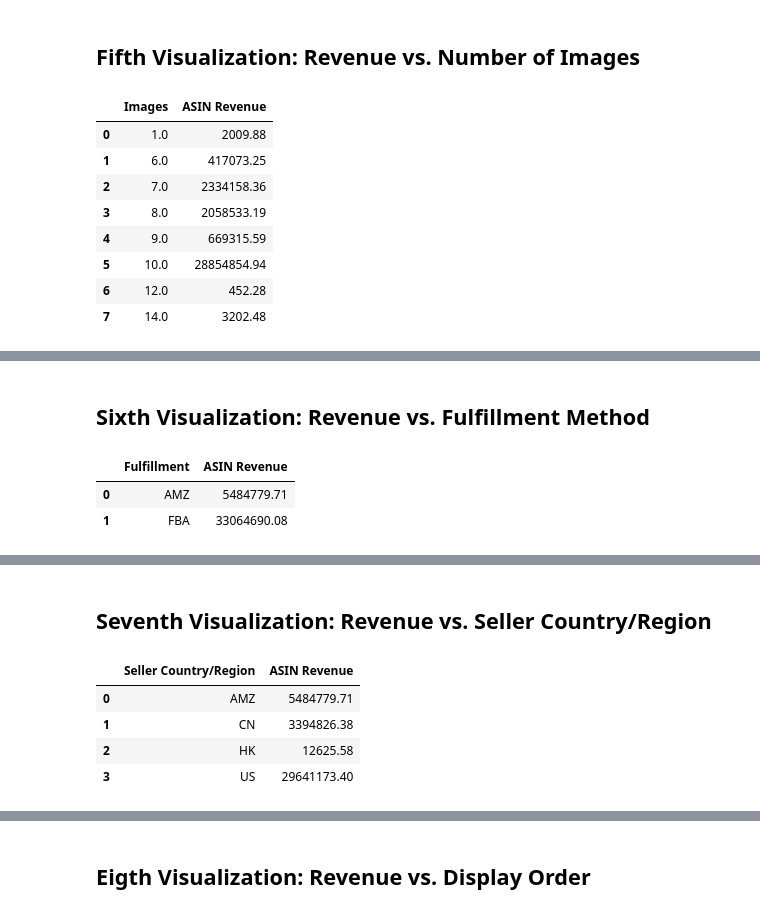
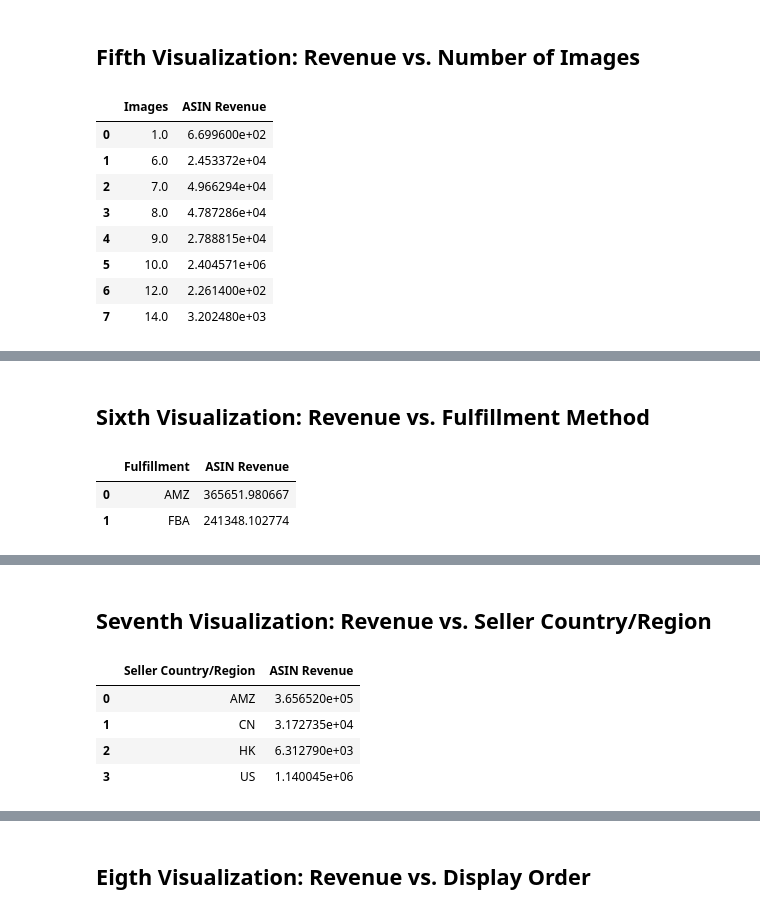
Before and after one commit to alayna302004/digital-calendar-amazon-e-commerce, a Jupyter notebook: digital_calendar_amazon_e_commerce_data_analysis.ipynb, the cells around one changed output, grey strips where cells are left out. Drawn from its saved outputs; the diff is of its cells as text; code cells hidden in the pictures.

```diff
--- a/digital_calendar_amazon_e_commerce_data_analysis.ipynb
+++ b/digital_calendar_amazon_e_commerce_data_analysis.ipynb
@@ -229,18 +236,18 @@ chart4
 # %% [markdown]
 ## Fifth Visualization: Revenue vs. Number of Images
 # %%
-images_revenue = filtered_df.groupby('Images')['ASIN Revenue'].sum().reset_index()
+images_revenue = filtered_df.groupby('Images')['ASIN Revenue'].mean().reset_index()
 images_revenue
 # %% [output]
 |  | Images | ASIN Revenue |
-| 0 | 1.0 | 2009.88 |
-| 1 | 6.0 | 417073.25 |
-| 2 | 7.0 | 2334158.36 |
-| 3 | 8.0 | 2058533.19 |
-| 4 | 9.0 | 669315.59 |
-| 5 | 10.0 | 28854854.94 |
-| 6 | 12.0 | 452.28 |
-| 7 | 14.0 | 3202.48 |
+| 0 | 1.0 | 6.699600e+02 |
+| 1 | 6.0 | 2.453372e+04 |
+| 2 | 7.0 | 4.966294e+04 |
+| 3 | 8.0 | 4.787286e+04 |
+| 4 | 9.0 | 2.788815e+04 |
+| 5 | 10.0 | 2.404571e+06 |
+| 6 | 12.0 | 2.261400e+02 |
+| 7 | 14.0 | 3.202480e+03 |
 # %%
 chart5 = alt.Chart(images_revenue).mark_line().encode(
     x='Images',
@@ -255,12 +269,12 @@ chart5
 # %% [markdown]
 ## Sixth Visualization: Revenue vs. Fulfillment Method
 # %%
-fulfillment_revenue = filtered_df.groupby('Fulfillment')['ASIN Revenue'].sum().reset_index()
+fulfillment_revenue = filtered_df.groupby('Fulfillment')['ASIN Revenue'].mean().reset_index()
 fulfillment_revenue
 # %% [output]
 |  | Fulfillment | ASIN Revenue |
-| 0 | AMZ | 5484779.71 |
-| 1 | FBA | 33064690.08 |
+| 0 | AMZ | 365651.980667 |
+| 1 | FBA | 241348.102774 |
 # %%
 chart6 = alt.Chart(fulfillment_revenue).mark_bar().encode(
     x=alt.X('Fulfillment', sort='-y'),
@@ -277,14 +291,14 @@ chart6
 # %% [markdown]
 ## Seventh Visualization: Revenue vs. Seller Country/Region
 # %%
-sellers_revenue = filtered_df.groupby('Seller Country/Region')['ASIN Revenue'].sum().reset_index()
+sellers_revenue = filtered_df.groupby('Seller Country/Region')['ASIN Revenue'].mean().reset_index()
 sellers_revenue
 # %% [output]
 |  | Seller Country/Region | ASIN Revenue |
-| 0 | AMZ | 5484779.71 |
-| 1 | CN | 3394826.38 |
-| 2 | HK | 12625.58 |
-| 3 | US | 29641173.40 |
+| 0 | AMZ | 3.656520e+05 |
+| 1 | CN | 3.172735e+04 |
+| 2 | HK | 6.312790e+03 |
+| 3 | US | 1.140045e+06 |
 # %%
 chart7 = alt.Chart(sellers_revenue).mark_bar().encode(
     x=alt.X('Seller Country/Region', sort='-y'),
```
Also changed, not shown: parts of 17 cells of this notebook.
